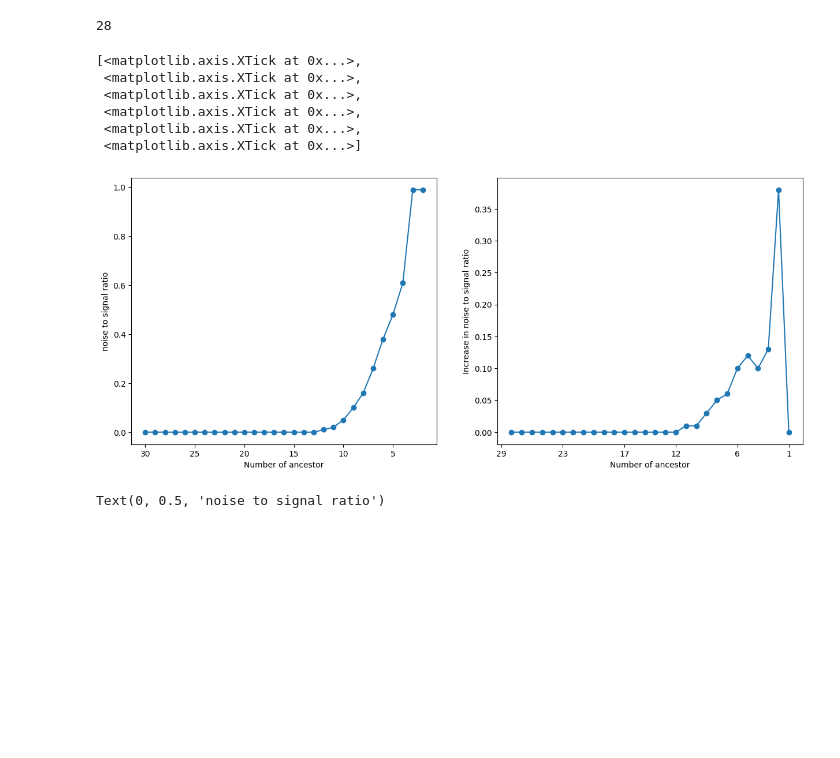
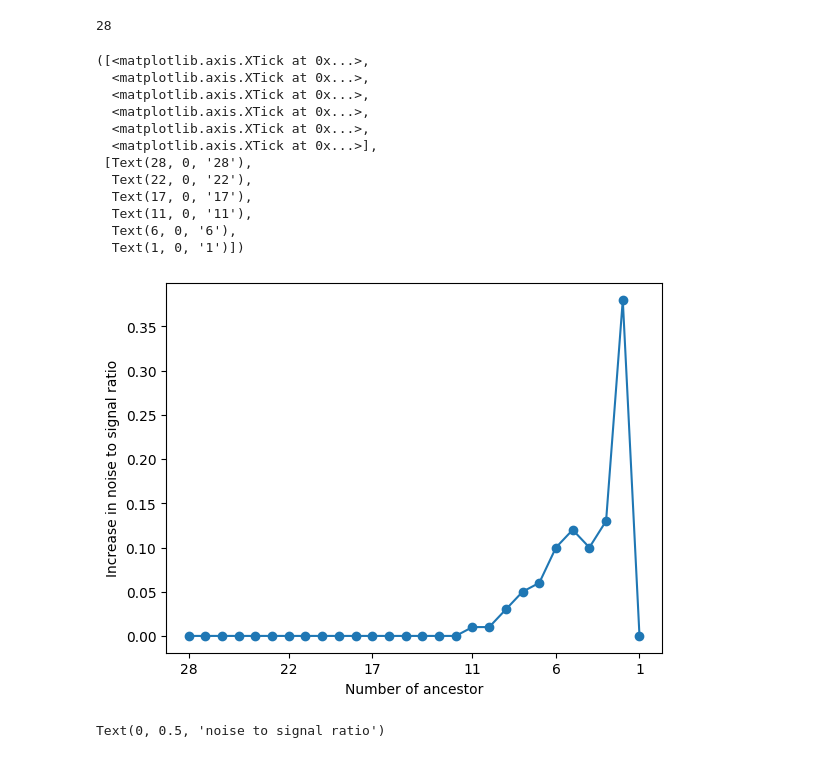
Before and after one commit to PauBatlle/GraphDiscovery, a Jupyter notebook: FPUT plotting help.ipynb, the cells around one changed output. Saved outputs shown, nothing was run; the diff lists cells and outputs as text; code cells hidden in the pictures; blank space fills up the shorter version.

```diff
--- a/FPUT plotting help.ipynb
+++ b/FPUT plotting help.ipynb
@@ -143,34 +143,31 @@ len([n2-n1 for n1,n2 in zip(noises[:-1],noises[1:])])
 # %%
 import matplotlib.pyplot as plt
 from numpy import linspace,int32
 
-fig, ax = plt.subplots(nrows=1, ncols=2,figsize=(15,6))
-
-ax[1].scatter(range(28,0,-1),[n2-n1 for n1,n2 in zip(noises[:-1],noises[1:])])
-ax[1].plot(range(28,0,-1),[n2-n1 for n1,n2 in zip(noises[:-1],noises[1:])])
-ax[1].invert_xaxis()
-ax[1].set_xlabel('Number of ancestor')
-ax[1].set_ylabel('Increase in noise to signal ratio')
+plt.scatter(range(28,0,-1),[n2-n1 for n1,n2 in zip(noises[:-1],noises[1:])])
+plt.plot(range(28,0,-1),[n2-n1 for n1,n2 in zip(noises[:-1],noises[1:])])
+plt.gca().invert_xaxis()
+plt.xlabel('Number of ancestor')
+plt.ylabel('Increase in noise to signal ratio')
+x = linspace(28,1,6,dtype=int32,endpoint=True)
 #y = [90,40,65]
 #labels = ['high', 'low', 37337]
 #plt.plot(x,y, 'r')
-ax[1].set_xticks(linspace(28,1,6,dtype=int32,endpoint=True))#, labels, rotation='vertical')
-
-ax[0].scatter(range(30,1,-1),noises)
-ax[0].plot(range(30,1,-1),noises)
-#plt.plot(range(30,2,-1),[n2-n1 for n1,n2 in zip(noises[:-1],noises[1:])])
-ax[0].invert_xaxis()
-ax[0].set_xlabel('Number of ancestor')
-ax[0].set_ylabel('noise to signal ratio')
-ax[1].set_xticks(linspace(29,1,6,dtype=int32,endpoint=True))
+plt.xticks(x)#, labels, rotation='vertical')
 # %% [output]
-[<matplotlib.axis.XTick at 0x...>,
- <matplotlib.axis.XTick at 0x...>,
- <matplotlib.axis.XTick at 0x...>,
- <matplotlib.axis.XTick at 0x...>,
- <matplotlib.axis.XTick at 0x...>,
- <matplotlib.axis.XTick at 0x...>]
+([<matplotlib.axis.XTick at 0x...>,
+  <matplotlib.axis.XTick at 0x...>,
+  <matplotlib.axis.XTick at 0x...>,
+  <matplotlib.axis.XTick at 0x...>,
+  <matplotlib.axis.XTick at 0x...>,
+  <matplotlib.axis.XTick at 0x...>],
+ [Text(28, 0, '28'),
+  Text(22, 0, '22'),
+  Text(17, 0, '17'),
+  Text(11, 0, '11'),
+  Text(6, 0, '6'),
+  Text(1, 0, '1')])
-[figure, old version]
+[figure, new version]
 # %%
 plt.scatter(range(30,1,-1),noises)
 plt.plot(range(30,1,-1),noises)
```
